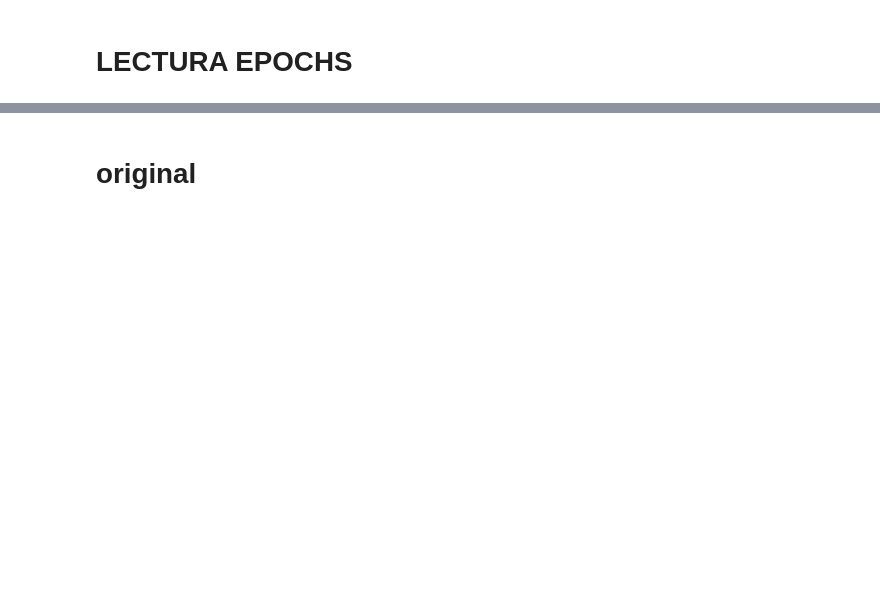
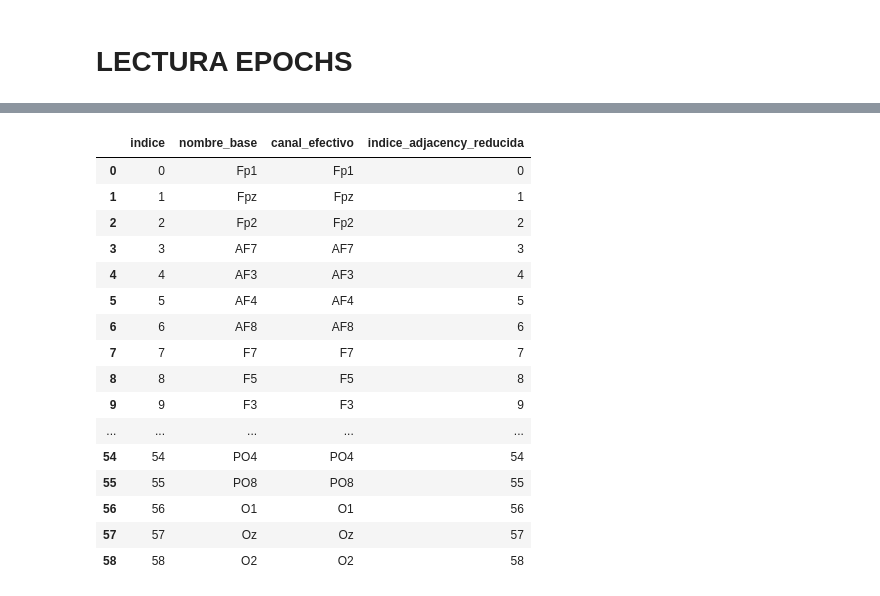
Before and after one commit to dbo97/CODE_self, a Jupyter notebook: analysis/creation of adjacency_visual.ipynb, the cells around one changed output, grey strips where cells are left out. Drawn from its saved outputs; the diff is of its cells as text; code cells hidden in the pictures; blank space fills up the shorter version.

```diff
--- a/analysis/creation of adjacency_visual.ipynb
+++ b/analysis/creation of adjacency_visual.ipynb
@@ -220,2 +245,0 @@ with open(channels_structure_path / f"adjacency_reduced_{modality}.pkl", "wb") a
-# %% [markdown]
-# original
@@ -283,0 +246,20 @@ with open(channels_structure_path / f"adjacency_reduced_{modality}.pkl", "wb") a
+# %%
+df_canales_reducida
+# %% [output]
+|  | indice | nombre_base | canal_efectivo | indice_adjacency_reducida |
+| 0 | 0 | Fp1 | Fp1 | 0 |
+| 1 | 1 | Fpz | Fpz | 1 |
+| 2 | 2 | Fp2 | Fp2 | 2 |
+| 3 | 3 | AF7 | AF7 | 3 |
+| 4 | 4 | AF3 | AF3 | 4 |
+| 5 | 5 | AF4 | AF4 | 5 |
+| 6 | 6 | AF8 | AF8 | 6 |
+| 7 | 7 | F7 | F7 | 7 |
+| 8 | 8 | F5 | F5 | 8 |
+| 9 | 9 | F3 | F3 | 9 |
+| ... | ... | ... | ... | ... |
+| 54 | 54 | PO4 | PO4 | 54 |
+| 55 | 55 | PO8 | PO8 | 55 |
+| 56 | 56 | O1 | O1 | 56 |
+| 57 | 57 | Oz | Oz | 57 |
+| 58 | 58 | O2 | O2 | 58 |
```
Also changed, not shown: parts of 30 cells of this notebook, 10 other files.
